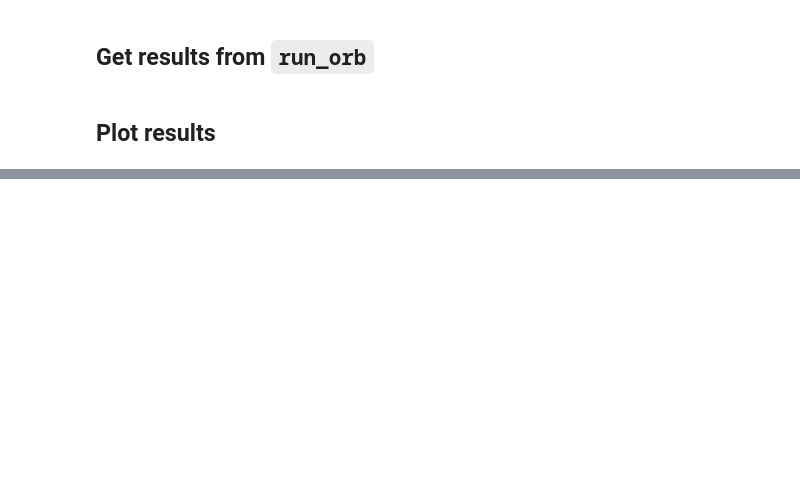
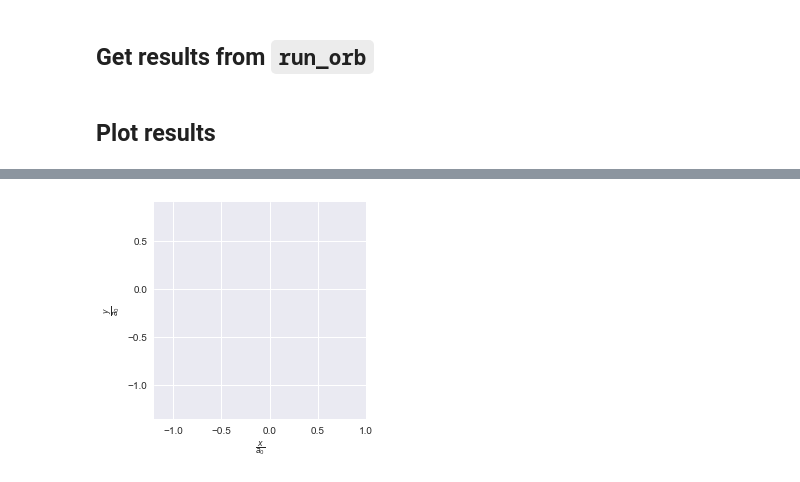
Before and after one commit to icweaver/moon-orbit, a Jupyter notebook: orbit.ipynb, the cells around one changed output, grey strips where cells are left out. Drawn from its saved outputs; the diff is of its cells as text; code cells hidden in the pictures; blank space fills up the shorter version.

```diff
--- a/orbit.ipynb
+++ b/orbit.ipynb
@@ -14,6 +14,7 @@ sns.set_style('darkgrid')
 # %%
 # cgs units
 solMass   = (1 * u.solMass).cgs.value
+solRad    = (1 * u.solRad).cgs.value
 jupMass   = (2 * u.jupiterMass).cgs.value
 earthMass = (1 * u.earthMass).cgs.value
 G         = (1 * c.G).cgs.value
@@ -275,3 +211,94 @@ def animate(i):
+# %%
+fig, ax = plt.subplots(figsize = (4,4))
+ax.set_xlabel(r"$\frac{x}{a_0}$")
+ax.set_ylabel(r"$\frac{y}{a_0}$")
+
+#fig.subplots_adjust(left=0, bottom=0, right=1, top=1,
+#                    wspace=None, hspace=None)
+nstep = int(len(x_2) / 300) # sample every n steps
+x_1_downsamp = x_1[::nstep]
+y_1_downsamp = y_1[::nstep]
+x_2_downsamp = x_2[::nstep]
+y_2_downsamp = y_2[::nstep]
+x_3_downsamp = x_3[::nstep]
+y_3_downsamp = y_3[::nstep]
+
+# primary
+#line0, = ax.plot([], [], lw=2) # marker
+patch = plt.Circle((0, 0), solRad / L, fc=sns.xkcd_palette(["pinkish orange"])[0])
+# secondary
+line1, = ax.plot([], [], lw=2) # trail
+line2, = ax.plot([], [], lw=2) # marker
+# companion
+line3, = ax.plot([], [], lw=2) # trail
+line4, = ax.plot([], [], lw=2) # marker
+# primary center
+line5, = ax.plot([], [], lw=2) # trail
+line6, = ax.plot([], [], lw=2) # marker
+
+line = [patch, line1, line2, line3, line4, line5, line6]
+
+ax.set_xlim(lim_x_neg, lim_x_pos)
+ax.set_ylim(lim_y_neg, lim_y_pos)
+ax.set_aspect("equal")
+
+# initialization function: plot the background of each frame
+def init():
+    # primary
+    ax.add_patch(patch)
+    #line[0].set_data([], [])
+    # secondary
+    line[1].set_data([], [])
+    line[2].set_data([], [])
+    # companion
+    line[3].set_data([], [])
+    line[4].set_data([], [])
+    # primary center
+    line[5].set_data([], [])
+    line[6].set_data([], [])
+
+    return line
+
+# animation function. This is called sequentially
+def animate(i):
+    # primary
+    patch.center = (x_1_downsamp[i], y_1_downsamp[i])
+    # plot the trajectory
+    line[5].set_data(x_1_downsamp[:i+1], y_1_downsamp[:i+1])
+    line[5].set_color('w') # i+1 makes it inclusive
+    # add a point at the end
+    line[6].set_data(x_1_downsamp[i], y_1_downsamp[i])
+    line[6].set_marker('X')
+    line[6].set_markersize(10)
+    line[6].set_markeredgecolor('w')
+    line[6].set_markeredgewidth(2)
+    line[6].set_color('w')
+    # secondary
+    line[1].set_data(x_2_downsamp[:i+1], y_2_downsamp[:i+1]) # i+1 makes it inclusive
+    line[1].set_color(sns.xkcd_palette(["amber"])[0])
+    # add a point at the end
+    line[2].set_data(x_2_downsamp[i], y_2_downsamp[i])
+    line[2].set_marker('o')
+    line[2].set_markersize(10)
+    line[2].set_markeredgecolor('k')
+    line[2].set_markeredgewidth(2)
+    line[2].set_color(sns.xkcd_palette(["amber"])[0])
+
+    # companion
+    # plot the trajectory
+    line[3].set_data(x_3_downsamp[:i+1], y_3_downsamp[:i+1])
+    line[3].set_color(sns.xkcd_palette(["windows blue"])[0]) # i+1 makes it inclusive
+    # add a point at the end
+    line[4].set_data(x_3_downsamp[i], y_3_downsamp[i])
+    line[4].set_marker('o')
+    line[4].set_markersize(10)
+    line[4].set_markeredgecolor('k')
+    line[4].set_markeredgewidth(2)
+    line[4].set_color(sns.xkcd_palette(["windows blue"])[0])
+
+    return line
+# %% [output]
+[figure, added]
 # %%
 # call the animator. blit=True re-draws just the parts that have
 # changed to make things a bit faster
```
Also changed, not shown: parts of 11 cells of this notebook, 1 other file.
